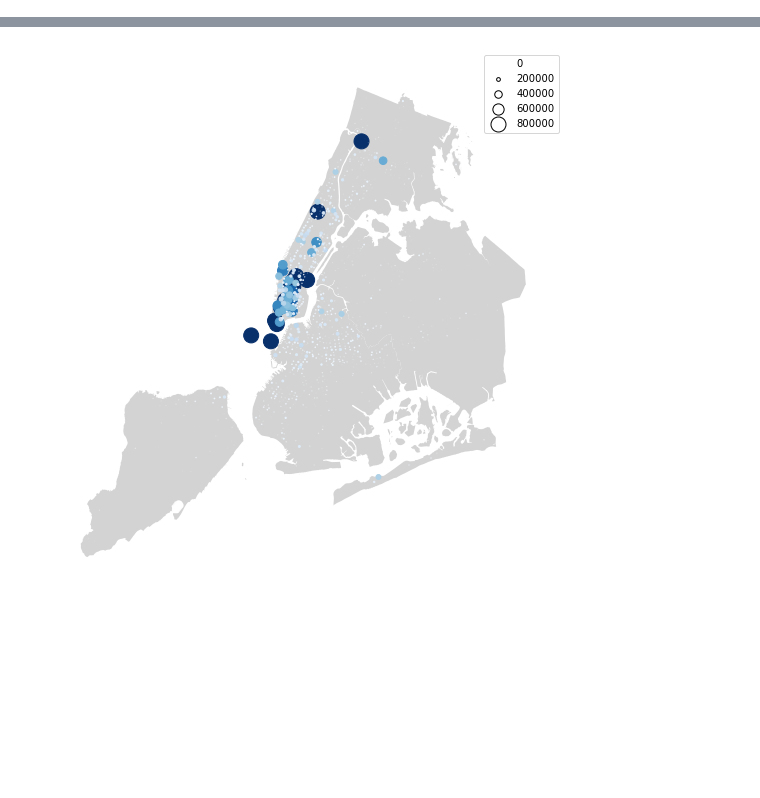
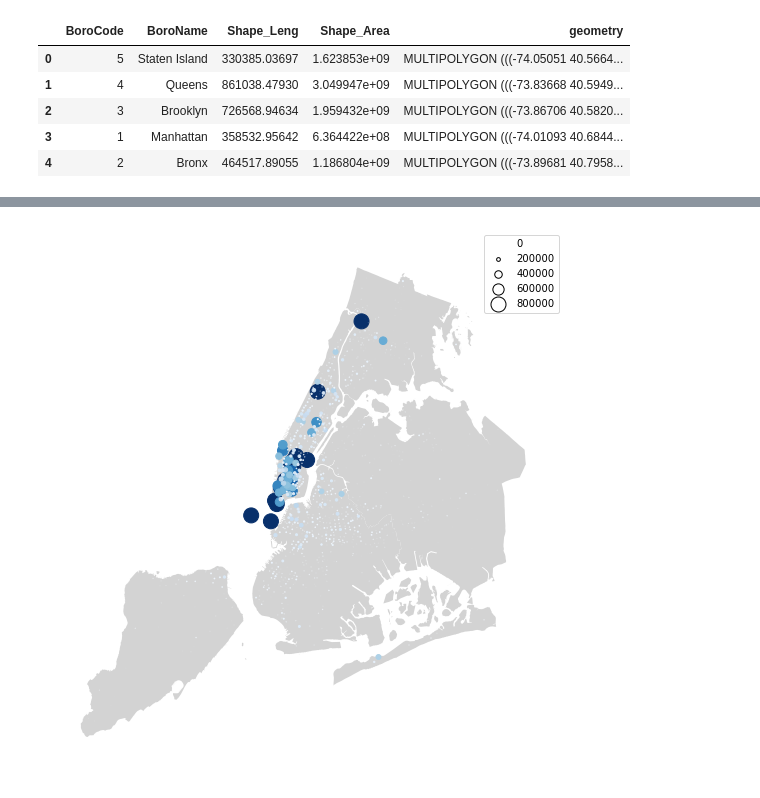
Before and after one commit to chadloh/proj1_nyc_building, a Jupyter notebook: codes/era1.ipynb, the cells around one changed output, grey strips where cells are left out. Saved outputs shown, nothing was run; the diff lists cells and outputs as text; code cells hidden in the pictures; blank space fills up the shorter version.

```diff
--- a/codes/era1.ipynb
+++ b/codes/era1.ipynb
@@ -14,3 +14,12 @@ crs = {'init': 'epsg:3395'}
 gdf = gpd.GeoDataFrame(era1, crs=crs)
 boroughs = gpd.read_file(geoplot.datasets.get_path('nyc_boroughs'))
 gdf['geometry'] = gpd.points_from_xy(gdf['x'], gdf['y'], crs="EPSG:4326")
+# %%
+boroughs
+# %% [output]
+|  | BoroCode | BoroName | Shape_Leng | Shape_Area | geometry |
+| 0 | 5 | Staten Island | 330385.03697 | 1.623853e+09 | MULTIPOLYGON (((-74.05051 40.5664... |
+| 1 | 4 | Queens | 861038.47930 | 3.049947e+09 | MULTIPOLYGON (((-73.83668 40.5949... |
+| 2 | 3 | Brooklyn | 726568.94634 | 1.959432e+09 | MULTIPOLYGON (((-73.86706 40.5820... |
+| 3 | 1 | Manhattan | 358532.95642 | 6.364422e+08 | MULTIPOLYGON (((-74.01093 40.6844... |
+| 4 | 2 | Bronx | 464517.89055 | 1.186804e+09 | MULTIPOLYGON (((-73.89681 40.7958... |
```
Also changed, not shown: parts of 2 cells of this notebook, 29 other files.
